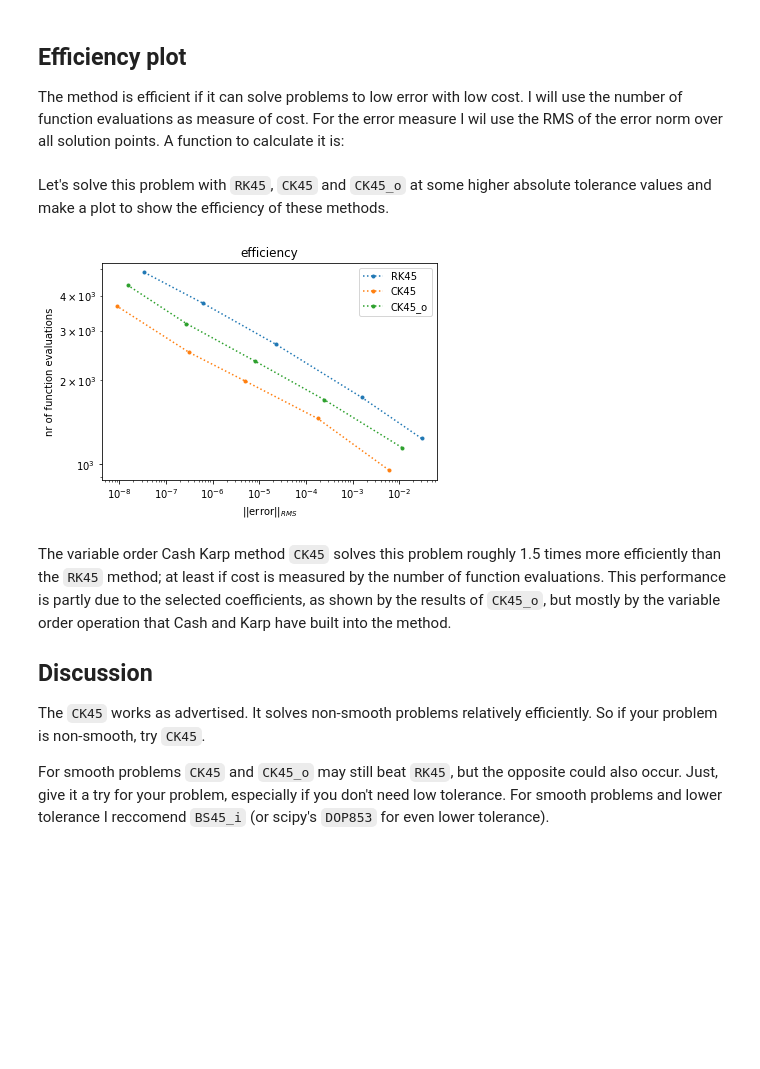
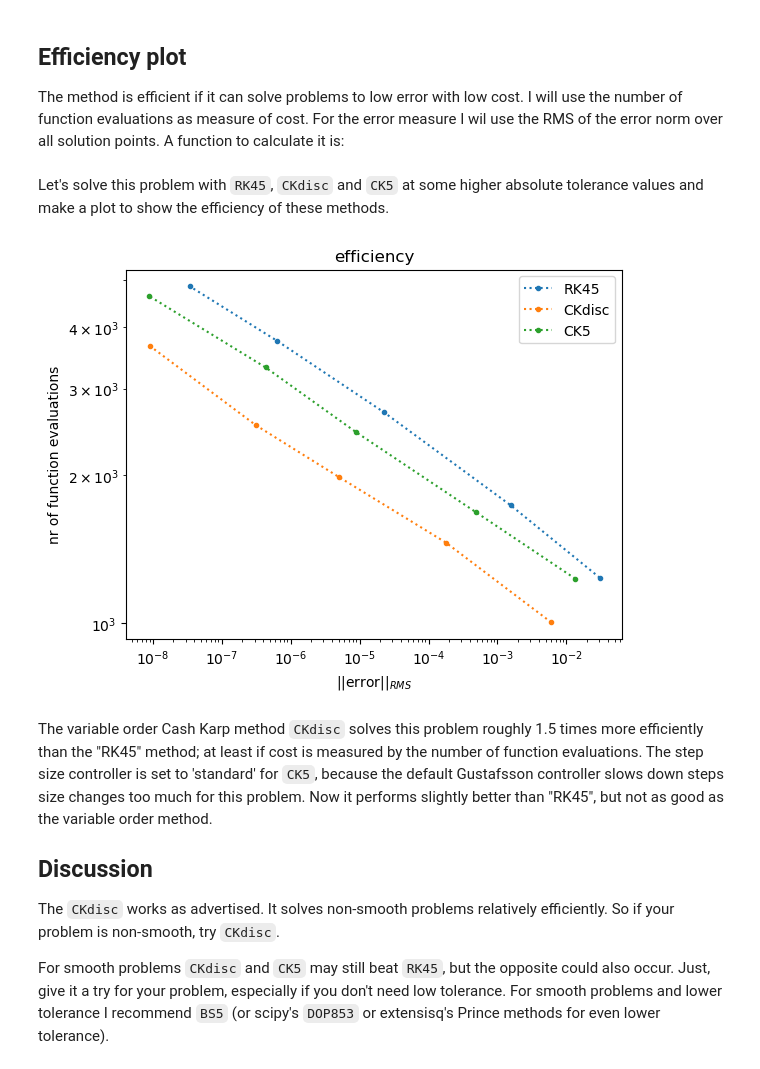
Before and after one commit to WRKampi/extensisq, a Jupyter notebook: docs/Cash_Karp.ipynb, the cells around one changed output. Saved outputs shown, nothing was run; the diff lists cells and outputs as text; code cells hidden in the pictures; blank space fills up the shorter version.

```diff
--- a/docs/Cash_Karp.ipynb
+++ b/docs/Cash_Karp.ipynb
@@ -43,37 +45,41 @@ def rms_err_norm(solution, reference):
     err_norm = (error**2).mean()**0.5
     return err_norm
 # %% [markdown]
-Let's solve this problem with `RK45`, `CK45` and `CK45_o` at some higher absolute tolerance values and make a plot to show the efficiency of these methods.
+Let's solve this problem with `RK45`, `CKdisc` and `CK5` at some higher absolute tolerance values and make a plot to show the efficiency of these methods.
 # %%
 import numpy as np
-from extensisq import CK45, CK45_o
+from extensisq import CK5, CKdisc
 
-methods = ['RK45', CK45, CK45_o]
+methods = ['RK45', CKdisc, CK5]
 tolerances = np.logspace(-3, -9, 5)
 
 plt.figure()
 for method in methods:
     name = method if isinstance(method, str) else method.__name__
     e = []
     n = []
     for tol in tolerances:
-        sol = solve_ivp(**problem, rtol=1e-13, atol=tol, method=method)
+        if method==CK5:
+            sol = solve_ivp(**problem, rtol=1e-13, atol=tol, method=method,
+                            sc_params="standard")
+        else:
+            sol = solve_ivp(**problem, rtol=1e-13, atol=tol, method=method)
         err = rms_err_norm(sol, reference)
         e.append(err)
         n.append(sol.nfev)
     plt.loglog(e, n, '.:', label=name)
 plt.legend()
 plt.xlabel(r'||error||$_{RMS}$')
 plt.ylabel('nr of function evaluations')
 plt.title('efficiency')
 plt.show()
 # %% [output]
-[figure, old version]
+[figure, new version]
 # %% [markdown]
-The variable order Cash Karp method `CK45` solves this problem roughly 1.5 times more efficiently than the `RK45` method; at least if cost is measured by the number of function evaluations. This performance is partly due to the selected coefficients, as shown by the results of `CK45_o`, but mostly by the variable order operation that Cash and Karp have built into the method.
+The variable order Cash Karp method `CKdisc` solves this problem roughly 1.5 times more efficiently than the "RK45" method; at least if cost is measured by the number of function evaluations. The step size controller is set to 'standard' for `CK5`, because the default Gustafsson controller slows down steps size changes too much for this problem. Now it performs slightly better than "RK45", but not as good as the variable order method.
 
 ## Discussion
 
-The `CK45` works as advertised. It solves non-smooth problems relatively efficiently. So if your problem is non-smooth, try `CK45`.
+The `CKdisc` works as advertised. It solves non-smooth problems relatively efficiently. So if your problem is non-smooth, try `CKdisc`.
 
-For smooth problems `CK45` and `CK45_o` may still beat `RK45`, but the opposite could also occur. Just, give it a try for your problem, especially if you don't need low tolerance. For smooth problems and lower tolerance I reccomend `BS45_i` (or scipy's `DOP853` for even lower tolerance).
+For smooth problems `CKdisc` and `CK5` may still beat `RK45`, but the opposite could also occur. Just, give it a try for your problem, especially if you don't need low tolerance. For smooth problems and lower tolerance I recommend `BS5` (or scipy's `DOP853` or extensisq's Prince methods for even lower tolerance).
```
Also changed, not shown: parts of 2 cells of this notebook, 12 other files.
